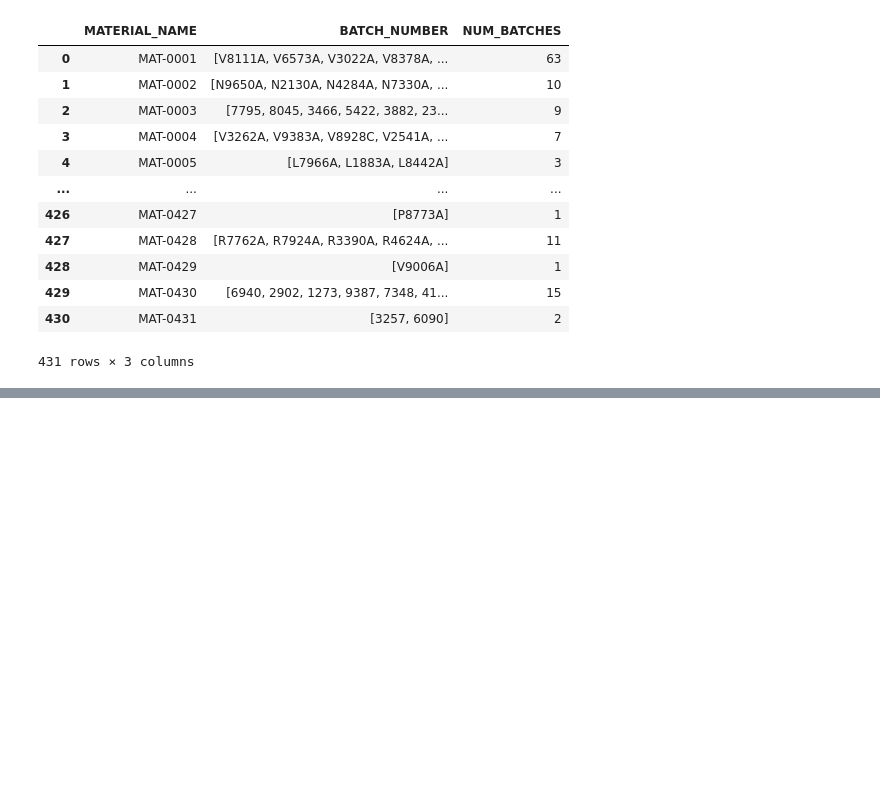
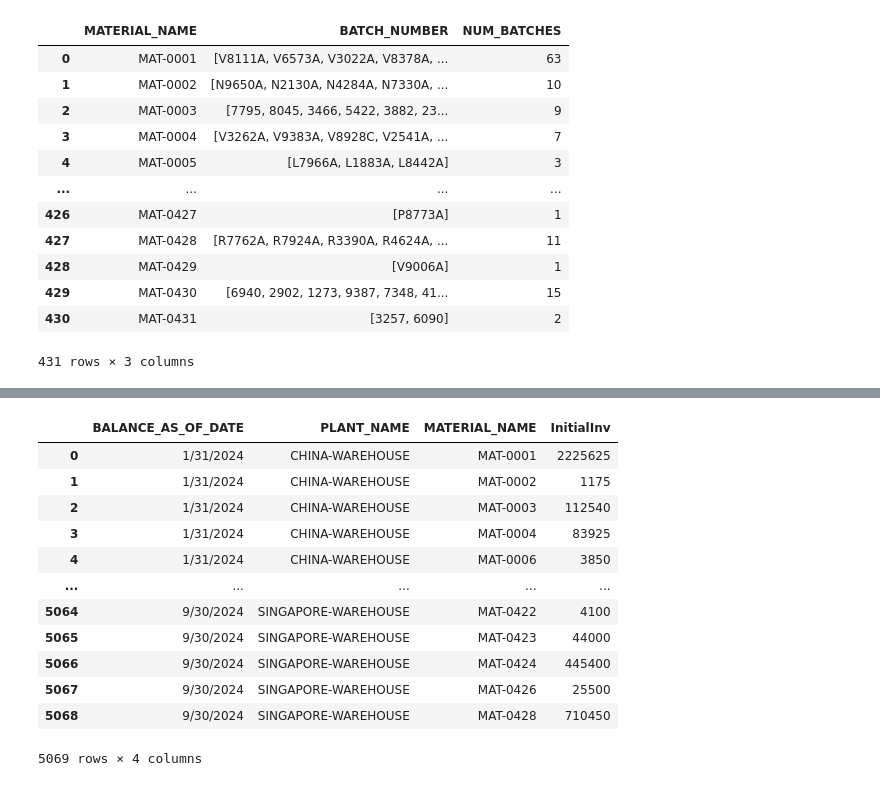
Before and after one commit to peter-parit/em-hackathon-notebooks, a Jupyter notebook: Notebooks/data-nanu.ipynb, the cells around one changed output, grey strips where cells are left out. Drawn from its saved outputs; the diff is of its cells as text; code cells hidden in the pictures; blank space fills up the shorter version.

```diff
--- a/Notebooks/data-nanu.ipynb
+++ b/Notebooks/data-nanu.ipynb
@@ -87,0 +181,19 @@ grouped
+# %%
+initial_inv = inventory.groupby(['BALANCE_AS_OF_DATE', 'PLANT_NAME', 'MATERIAL_NAME']).agg(
+    InitialInv=('UNRESRICTED_STOCK', 'sum')
+).reset_index()
+initial_inv
+# %% [output]
+|  | BALANCE_AS_OF_DATE | PLANT_NAME | MATERIAL_NAME | InitialInv |
+| 0 | 1/31/2024 | CHINA-WAREHOUSE | MAT-0001 | 2225625 |
+| 1 | 1/31/2024 | CHINA-WAREHOUSE | MAT-0002 | 1175 |
+| 2 | 1/31/2024 | CHINA-WAREHOUSE | MAT-0003 | 112540 |
+| 3 | 1/31/2024 | CHINA-WAREHOUSE | MAT-0004 | 83925 |
+| 4 | 1/31/2024 | CHINA-WAREHOUSE | MAT-0006 | 3850 |
+| ... | ... | ... | ... | ... |
+| 5064 | 9/30/2024 | SINGAPORE-WAREHOUSE | MAT-0422 | 4100 |
+| 5065 | 9/30/2024 | SINGAPORE-WAREHOUSE | MAT-0423 | 44000 |
+| 5066 | 9/30/2024 | SINGAPORE-WAREHOUSE | MAT-0424 | 445400 |
+| 5067 | 9/30/2024 | SINGAPORE-WAREHOUSE | MAT-0426 | 25500 |
+| 5068 | 9/30/2024 | SINGAPORE-WAREHOUSE | MAT-0428 | 710450 |
+5069 rows × 4 columns
```
Also changed, not shown: parts of 4 cells of this notebook.
